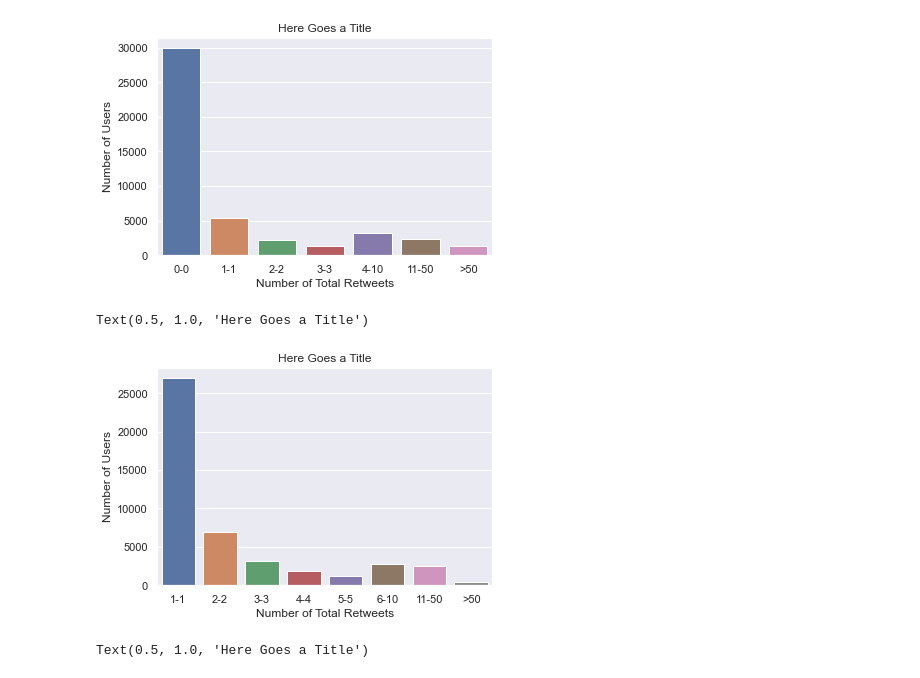
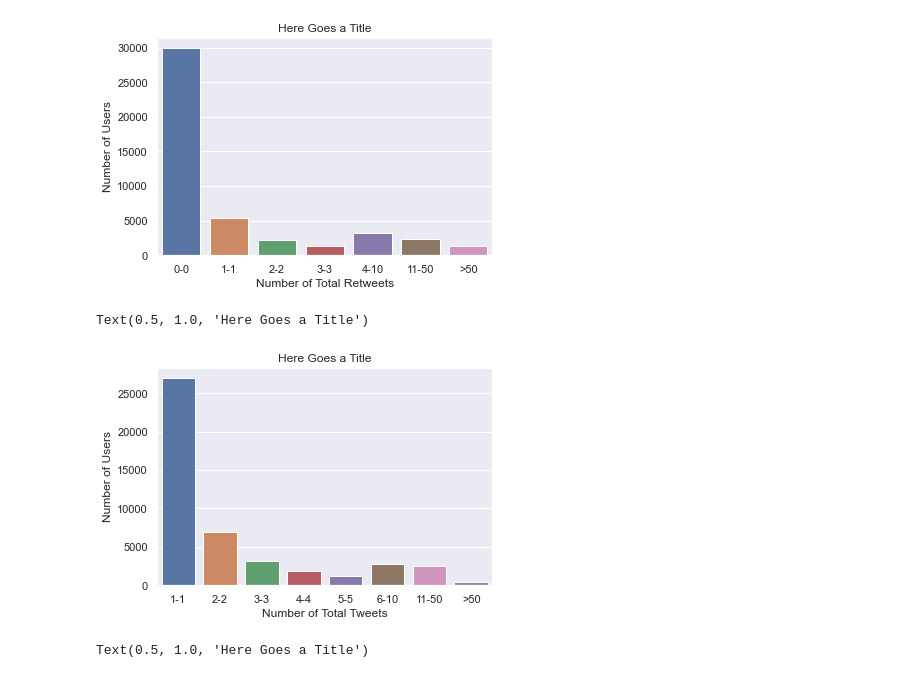
Before and after one commit to crisandrodr/AustralianElections, a Jupyter notebook: DataExploration.ipynb, the cells around one changed output. Cells and saved outputs as stored; diff of their text form; code cells hidden in the pictures.

```diff
--- a/DataExploration.ipynb
+++ b/DataExploration.ipynb
@@ -270,12 +270,12 @@ Text(0.5, 1.0, 'Here Goes a Title')
 # %%
 labels, values = barplot_prep(distribution_tweets_user, 1,[1,2,3,4,5,10,50,100])
 p2 = sns.barplot(x = labels, y = values)
-p2.set_xlabel("Number of Total Retweets");
+p2.set_xlabel("Number of Total Tweets");
 p2.set_ylabel("Number of Users");
 p2.set_title("Here Goes a Title")
 # %% [output]
 Text(0.5, 1.0, 'Here Goes a Title')
-[figure, old version]
+[figure, new version]
 # %%
 labels, values = barplot_prep(distribution_retweet, 0,[0,1,2,3,4,5,10,50,100])
 p2 = sns.barplot(x = labels, y = values)
```
Also changed, not shown: parts of 4 cells of this notebook, 4 other files.
